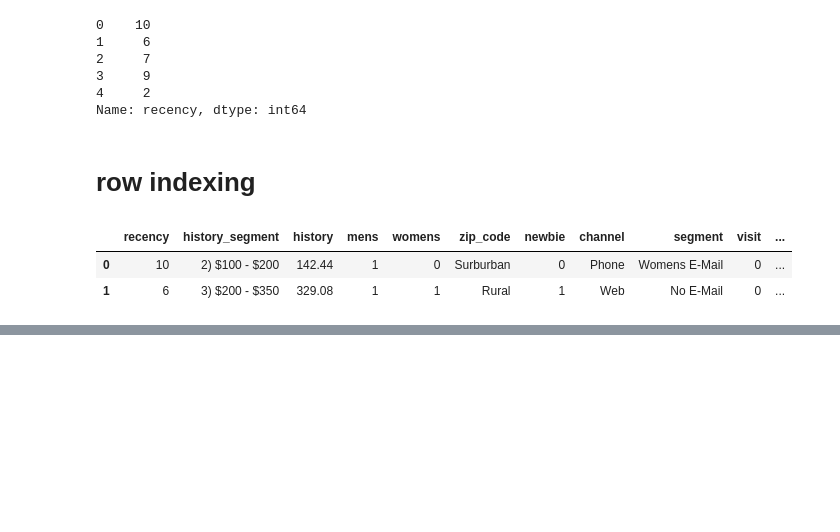
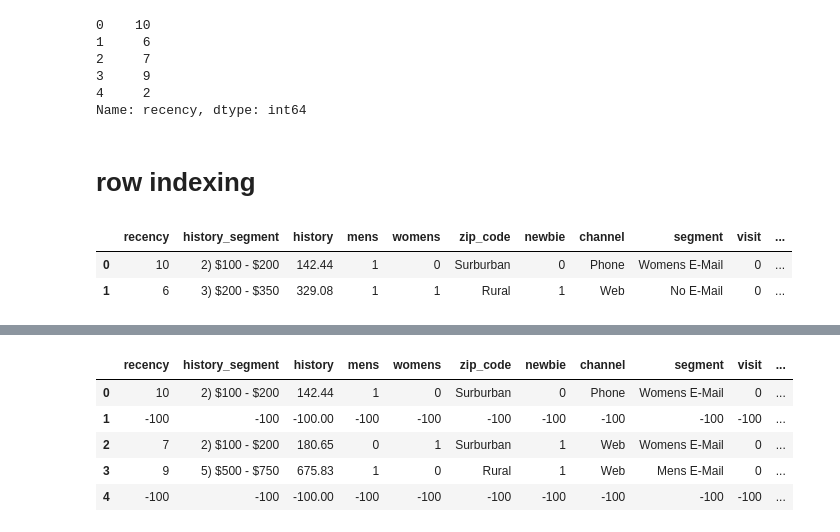
Before and after one commit to rbk2145/edx-Microsoft--DAT210x, a Jupyter notebook: DAT210x-master/Module2/Module2- Practice.ipynb, the cells around one changed output, grey strips where cells are left out. Saved outputs shown, nothing was run; the diff lists cells and outputs as text; code cells hidden in the pictures; blank space fills up the shorter version.

```diff
--- a/DAT210x-master/Module2/Module2- Practice.ipynb
+++ b/DAT210x-master/Module2/Module2- Practice.ipynb
@@ -81,2 +116,11 @@ df[0:2].head()
+# %%
+df[df.recency < 7] = -100
 # %%
-df
+df.head()
+# %% [output]
+|  | recency | history_segment | history | mens | womens | zip_code | newbie | channel | segment | visit | ... |
+| 0 | 10 | 2) $100 - $200 | 142.44 | 1 | 0 | Surburban | 0 | Phone | Womens E-Mail | 0 | ... |
+| 1 | -100 | -100 | -100.00 | -100 | -100 | -100 | -100 | -100 | -100 | -100 | ... |
+| 2 | 7 | 2) $100 - $200 | 180.65 | 0 | 1 | Surburban | 1 | Web | Womens E-Mail | 0 | ... |
+| 3 | 9 | 5) $500 - $750 | 675.83 | 1 | 0 | Rural | 1 | Web | Mens E-Mail | 0 | ... |
+| 4 | -100 | -100 | -100.00 | -100 | -100 | -100 | -100 | -100 | -100 | -100 | ... |
```
Also changed, not shown: parts of 5 cells of this notebook.
